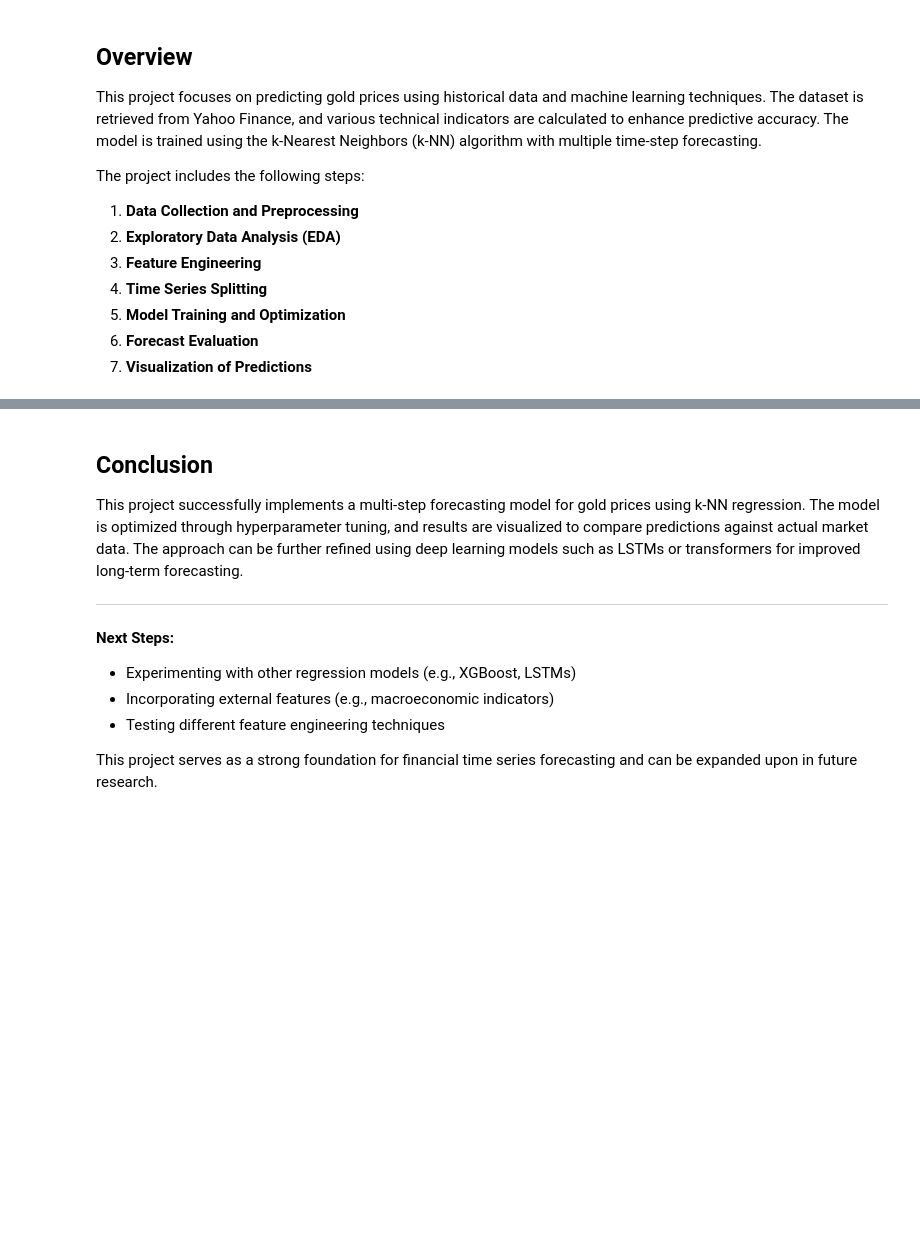
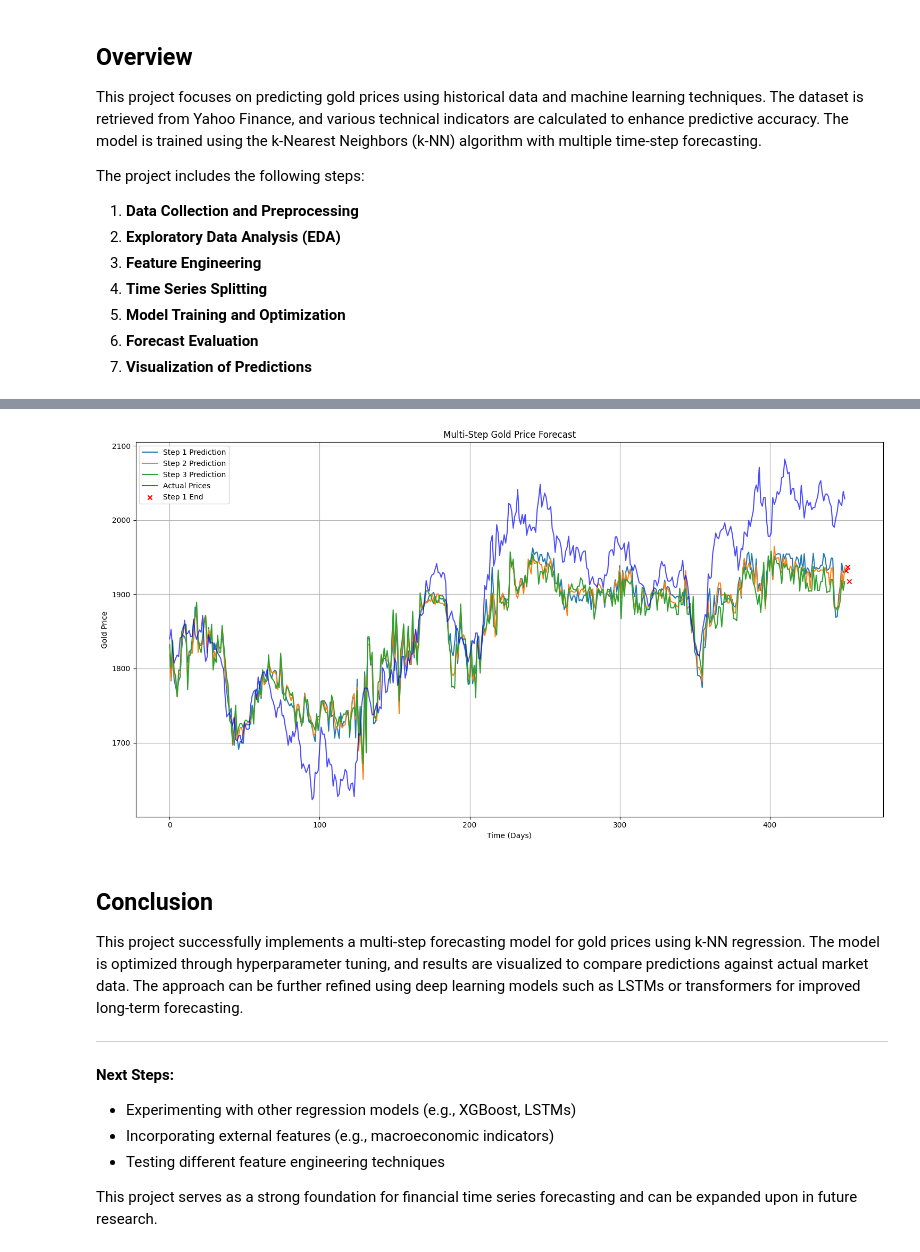
Before and after one commit to Kobzdziej/Gold_Price_ML, a Jupyter notebook: gold-price-forecasting-using-machine-learning.ipynb, the cells around one changed output, grey strips where cells are left out. Cells and saved outputs as stored; diff of their text form; code cells hidden in the pictures; blank space fills up the shorter version.

```diff
--- a/gold-price-forecasting-using-machine-learning.ipynb
+++ b/gold-price-forecasting-using-machine-learning.ipynb
@@ -141,18 +321,0 @@ Mean Squared Error (MSE), Mean Absolute Error (MAE), and R-squared (R²) values
-# %%
-metrics_dict = {
-    'Step (Days)': [],
-    'MSE': [],
-    'MAE': [],
-    'R²': [],
-    'Predicted Price ($)': []
-}
-
-for step in range(steps):
-    metrics_dict['Step (Days)'].append(step + 1)
-    metrics_dict['MSE'].append(mean_squared_error(y_test.iloc[:, step], y_preds[step]))
-    metrics_dict['MAE'].append(mean_absolute_error(y_test.iloc[:, step], y_preds[step]))
-    metrics_dict['R²'].append(r2_score(y_test.iloc[:, step], y_preds[step]))
-    metrics_dict['Predicted Price ($)'].append(y_preds[step][-1])
-
-metrics_df = pd.DataFrame(metrics_dict).round(3)
-print(metrics_df.to_string(index=False))
@@ -159,3 +326,28 @@ print(metrics_df.to_string(index=False))
+# %%
+plt.figure(figsize=(15, 8))
+
+# Plot predictions for each forecast step
+for step in range(steps):
+    plt.plot(range(len(y_preds[step])), y_preds[step], label=f'Step {step + 1} Prediction')
+
+# Plot the actual gold prices (using the first forecast step as reference)
+plt.plot(range(len(y_test)), y_test.iloc[:, 0], label='Actual Prices', color='blue', alpha=0.7)
+
+# Mark the final prediction point for each forecast step
+for step in range(steps):
+    end_point = len(y_test) + step
+    plt.scatter(end_point, y_preds[step][-1], color='red', marker='x',
+                label=f'Step {step + 1} End' if step == 0 else "")
+
+plt.title('Multi-Step Gold Price Forecast')
+plt.xlabel('Time (Days)')
+plt.ylabel('Gold Price')
+plt.legend()
+plt.grid(True)
+plt.tight_layout()
+plt.show()
+# %% [output]
+[figure, added]
 # %% [markdown]
 ## Conclusion
 This project successfully implements a multi-step forecasting model for gold prices using k-NN regression. The model is optimized through hyperparameter tuning, and results are visualized to compare predictions against actual market data. The approach can be further refined using deep learning models such as LSTMs or transformers for improved long-term forecasting.
```
Also changed, not shown: parts of 30 cells of this notebook.
